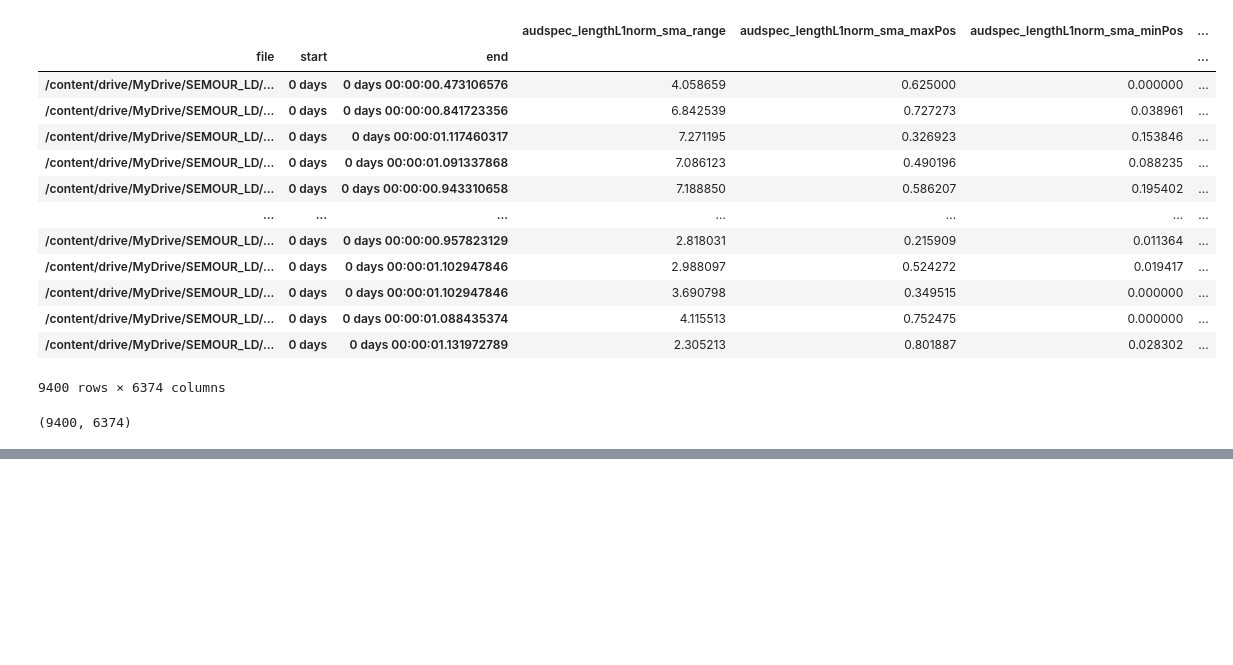
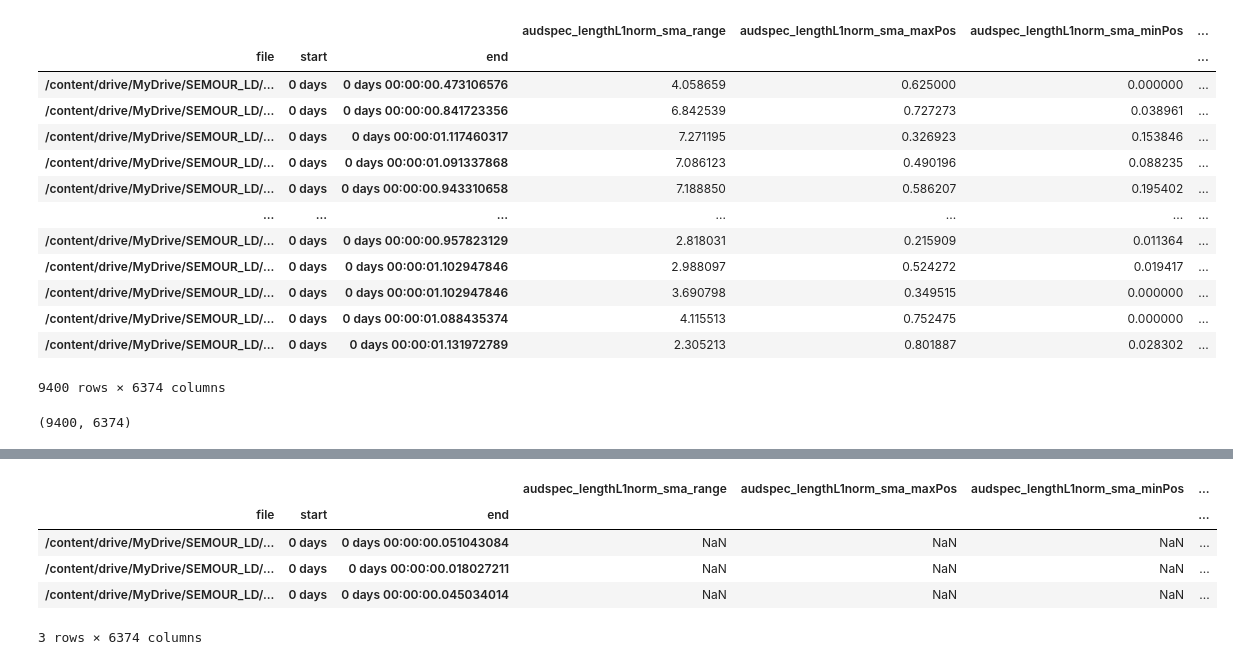
Before and after one commit to Bushramjad/Speech-Emotion-detection-in-urdu, a Jupyter notebook: speech_emotion_recognition.ipynb, the cells around one changed output, grey strips where cells are left out. Saved outputs shown, nothing was run; the diff lists cells and outputs as text; code cells hidden in the pictures; blank space fills up the shorter version.

```diff
--- a/speech_emotion_recognition.ipynb
+++ b/speech_emotion_recognition.ipynb
@@ -163,0 +177,9 @@ Length: 6374, dtype: object
+# %%
+null_data
+# %% [output]
+|  |  |  | audspec_lengthL1norm_sma_range | audspec_lengthL1norm_sma_maxPos | audspec_lengthL1norm_sma_minPos | ... |
+| file | start | end |  |  |  | ... |
+| /content/drive/MyDrive/SEMOUR_LD/... | 0 days | 0 days 00:00:00.051043084 | NaN | NaN | NaN | ... |
+| /content/drive/MyDrive/SEMOUR_LD/... | 0 days | 0 days 00:00:00.018027211 | NaN | NaN | NaN | ... |
+| /content/drive/MyDrive/SEMOUR_LD/... | 0 days | 0 days 00:00:00.045034014 | NaN | NaN | NaN | ... |
+3 rows × 6374 columns
```
Also changed, not shown: parts of 51 cells of this notebook.
